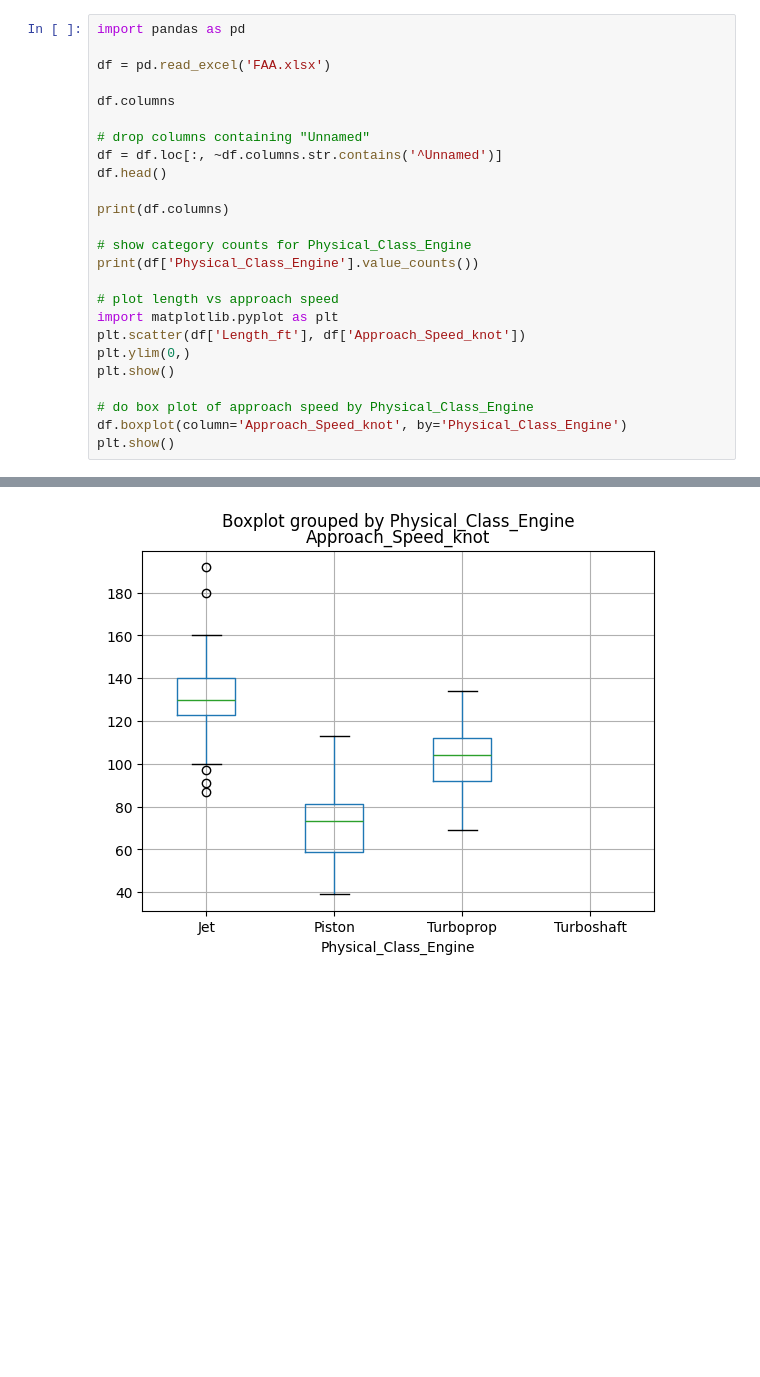
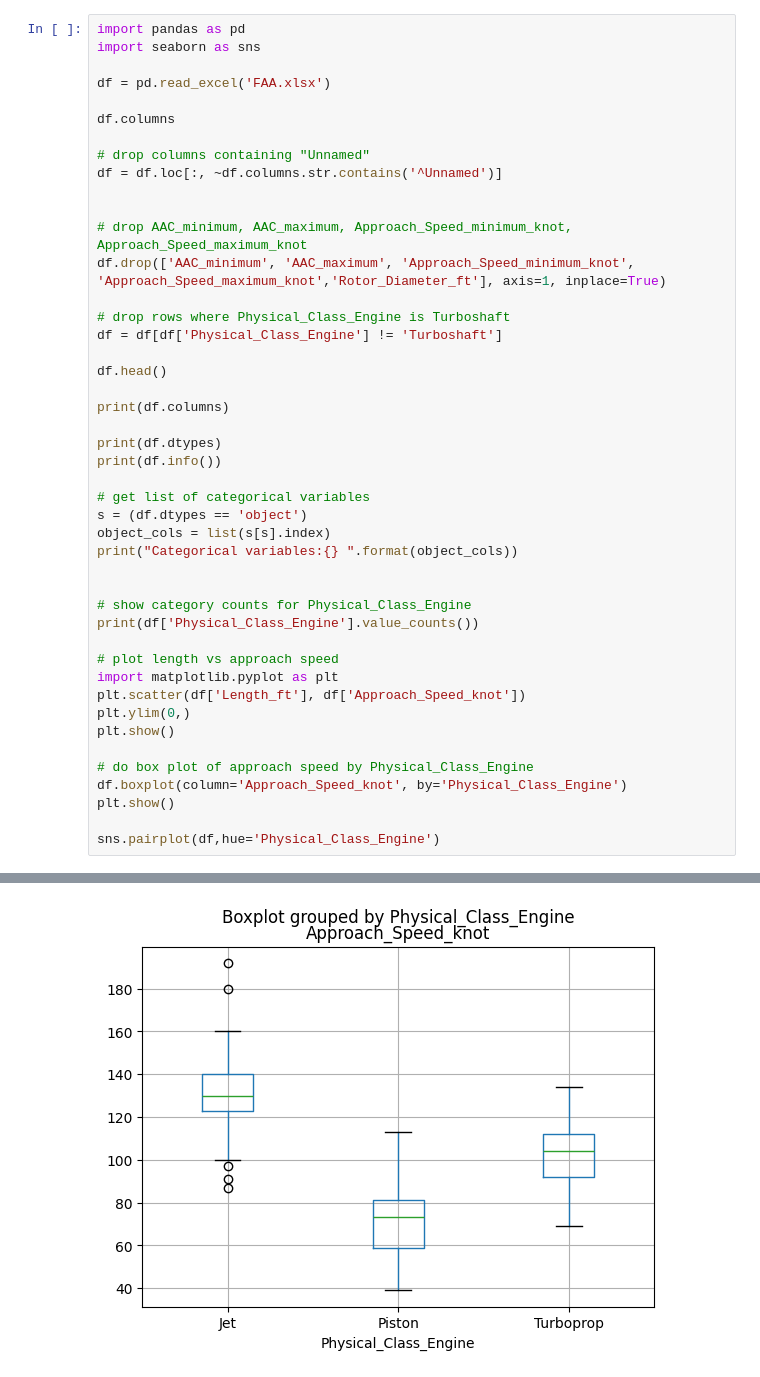
Before and after one commit to SharpWave/Dave_ML, a Jupyter notebook: FAA.ipynb, the cells around one changed output, grey strips where cells are left out. Drawn from its saved outputs; the diff is of its cells as text; blank space fills up the shorter version.

```diff
--- a/FAA.ipynb
+++ b/FAA.ipynb
@@ -1,5 +1,6 @@
 # %%
 import pandas as pd
+import seaborn as sns
 
 df = pd.read_excel('FAA.xlsx')
 
@@ -7,9 +8,26 @@ df.columns
 
 # drop columns containing "Unnamed"
 df = df.loc[:, ~df.columns.str.contains('^Unnamed')]
+
+
+# drop AAC_minimum, AAC_maximum, Approach_Speed_minimum_knot, Approach_Speed_maximum_knot
+df.drop(['AAC_minimum', 'AAC_maximum', 'Approach_Speed_minimum_knot', 'Approach_Speed_maximum_knot','Rotor_Diameter_ft'], axis=1, inplace=True)
+
+# drop rows where Physical_Class_Engine is Turboshaft
+df = df[df['Physical_Class_Engine'] != 'Turboshaft']
+
 df.head()
 
 print(df.columns)
+
+print(df.dtypes)
+print(df.info())
+
+# get list of categorical variables
+s = (df.dtypes == 'object')
+object_cols = list(s[s].index)
+print("Categorical variables:{} ".format(object_cols))
+
 
 # show category counts for Physical_Class_Engine
 print(df['Physical_Class_Engine'].value_counts())
@@ -23,5 +41,7 @@ plt.show()
 # do box plot of approach speed by Physical_Class_Engine
 df.boxplot(column='Approach_Speed_knot', by='Physical_Class_Engine')
 plt.show()
+
+sns.pairplot(df,hue='Physical_Class_Engine')
 # %% [output]
 Index(['ICAO_Code', 'FAA_Designator', 'Manufacturer', 'Model_FAA',
@@ -46,3 +63,3 @@ Turboshaft      1
 Name: count, dtype: int64
 [figure]
-[figure, old version]
+[figure, new version]
```
Also changed, not shown: parts of 1 cell of this notebook.
